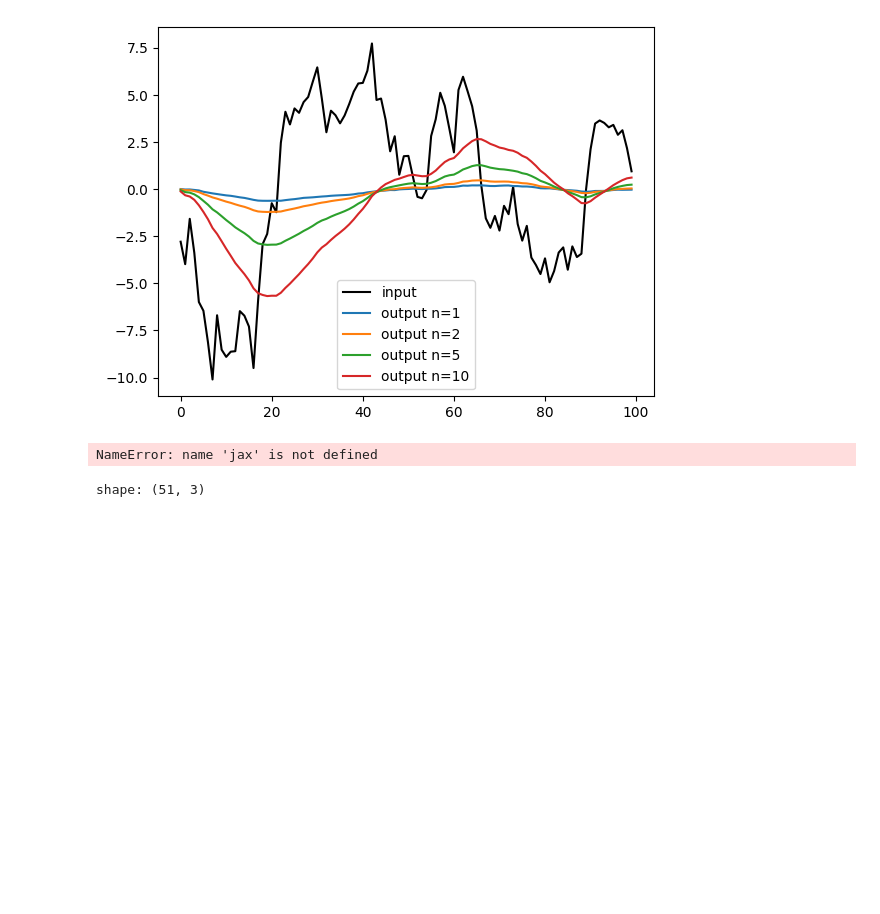
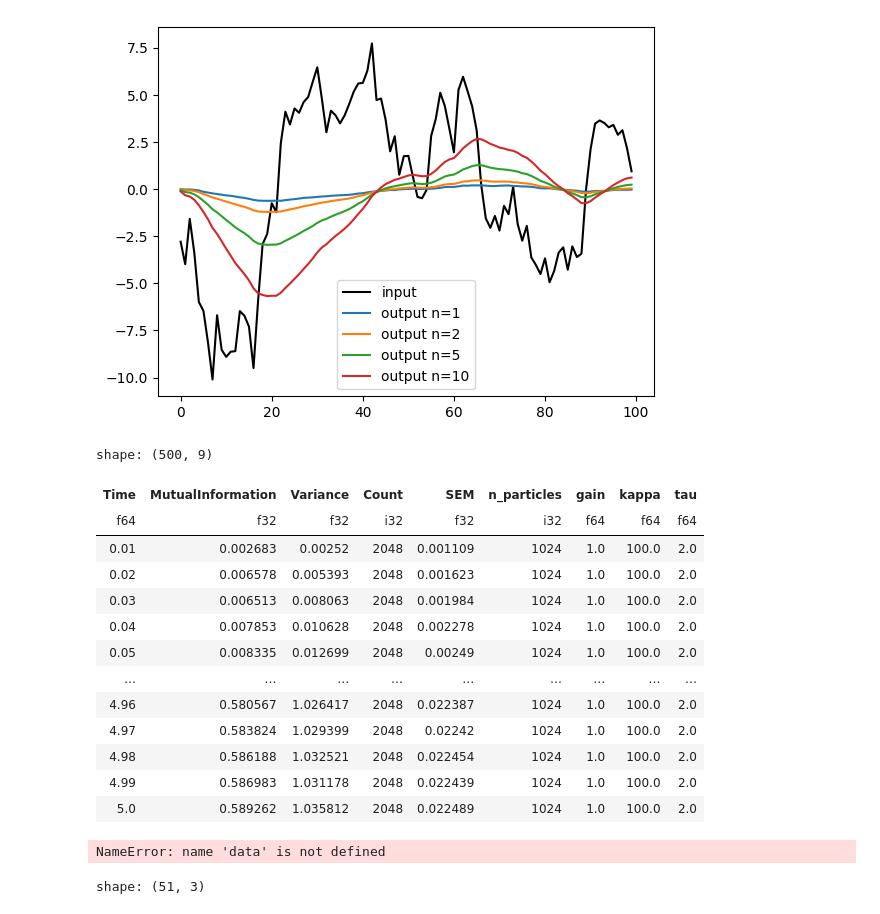
Before and after one commit to manuel-rhdt/ml-pws, a Jupyter notebook: notebooks/04_nonlinear.ipynb, the cells around one changed output. Saved outputs shown, nothing was run; the diff lists cells and outputs as text; code cells hidden in the pictures; blank space fills up the shorter version.

```diff
--- a/notebooks/04_nonlinear.ipynb
+++ b/notebooks/04_nonlinear.ipynb
@@ -200,9 +194,10 @@ def smc_estimate(input_model, output_model, x: jax.Array, n_particles=128):
 
         return None, jax.lax.scan(step, (inp_state, out_state), (s.T, x.T))[1]
 
-    return nnx.scan(smc_run)(None, input_model, output_model, x)[1]
+    def mapped_f(x):
+        return smc_run(None, input_model, output_model, x)[1]
+
+    return jax.lax.map(mapped_f, x)
-# %% [output]
-NameError: name 'jax' is not defined
 # %%
 def mutual_information(
     input_model, output_model, num_steps=500, dt=1e-2, mc_samples=1000, n_particles=1024
@@ -233,10 +228,31 @@ def run_simulation(kappa, tau, gain, dt, **kwargs):
     )
     df = mutual_information(input_model, output_model, dt=dt, **kwargs)
     return df.with_columns(gain=gain, kappa=kappa, tau=tau)
+# %%
+df = run_simulation(100.0, 2.0, 1.0, 1e-2, num_steps=500, mc_samples=2048)
+# %%
+df
+# %% [output]
+shape: (500, 9)
+| Time | MutualInformation | Variance | Count | SEM | n_particles | gain | kappa | tau |
+| f64 | f32 | f32 | i32 | f32 | i32 | f64 | f64 | f64 |
+| 0.01 | 0.002683 | 0.00252 | 2048 | 0.001109 | 1024 | 1.0 | 100.0 | 2.0 |
+| 0.02 | 0.006578 | 0.005393 | 2048 | 0.001623 | 1024 | 1.0 | 100.0 | 2.0 |
+| 0.03 | 0.006513 | 0.008063 | 2048 | 0.001984 | 1024 | 1.0 | 100.0 | 2.0 |
+| 0.04 | 0.007853 | 0.010628 | 2048 | 0.002278 | 1024 | 1.0 | 100.0 | 2.0 |
+| 0.05 | 0.008335 | 0.012699 | 2048 | 0.00249 | 1024 | 1.0 | 100.0 | 2.0 |
+| … | … | … | … | … | … | … | … | … |
+| 4.96 | 0.580567 | 1.026417 | 2048 | 0.022387 | 1024 | 1.0 | 100.0 | 2.0 |
+| 4.97 | 0.583824 | 1.029399 | 2048 | 0.02242 | 1024 | 1.0 | 100.0 | 2.0 |
+| 4.98 | 0.586188 | 1.032521 | 2048 | 0.022454 | 1024 | 1.0 | 100.0 | 2.0 |
+| 4.99 | 0.586983 | 1.031178 | 2048 | 0.022439 | 1024 | 1.0 | 100.0 | 2.0 |
+| 5.0 | 0.589262 | 1.035812 | 2048 | 0.022489 | 1024 | 1.0 | 100.0 | 2.0 |
 # %%
 for gain in np.linspace(0, 20, 10):
     df = run_simulation(100.0, 2.0, gain, 1e-2, num_steps=500, mc_samples=2048)
     data.append(df)
+# %% [output]
+NameError: name 'data' is not defined
 # %%
 pl.concat(data).write_csv("nonlinear-data.csv")
 # %%
```
Also changed, not shown: parts of 1 cell of this notebook, 26 other files.
